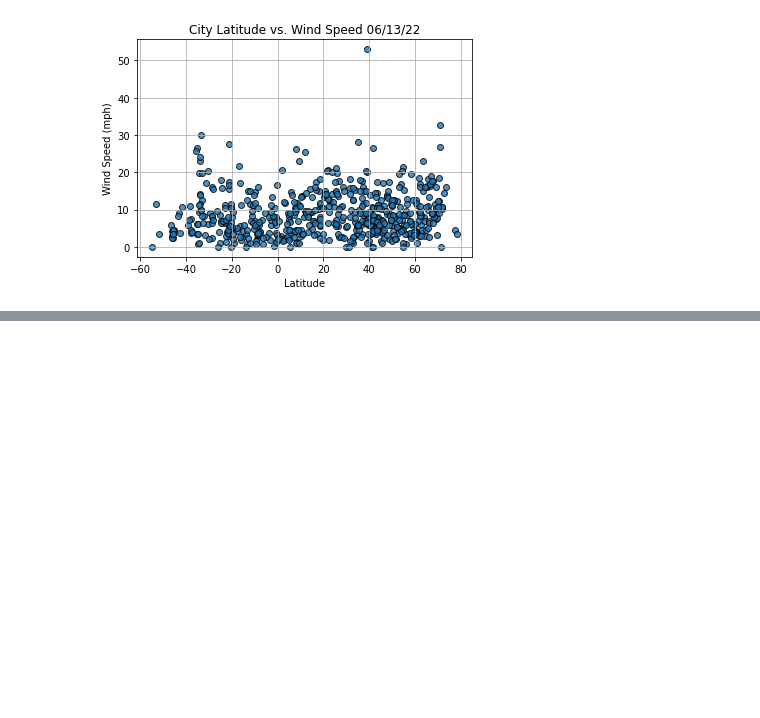
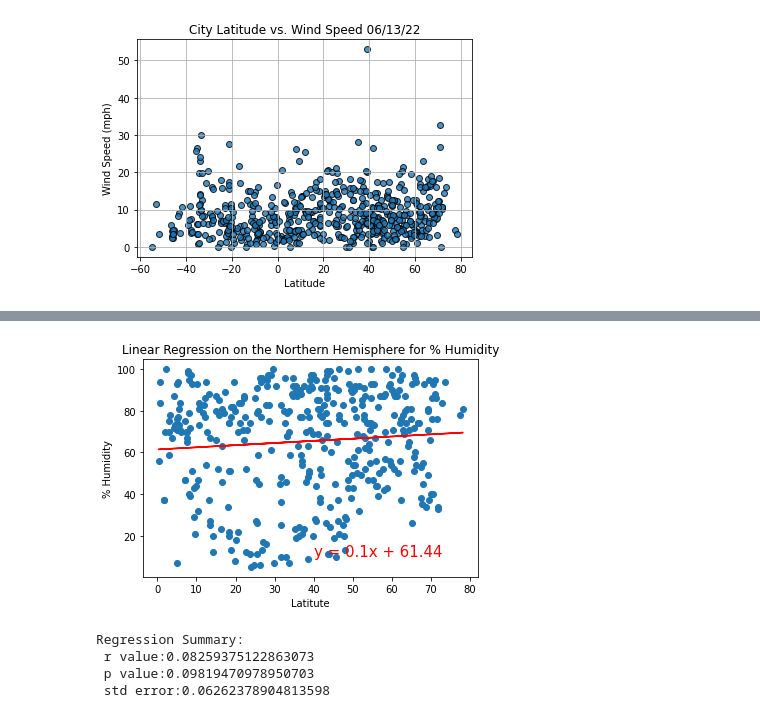
Before and after one commit to mearsdj/World_Weather_Analysis, a Jupyter notebook: WeatherPy.ipynb, the cells around one changed output, grey strips where cells are left out. Cells and saved outputs as stored; diff of their text form; code cells hidden in the pictures; blank space fills up the shorter version.

```diff
--- a/WeatherPy.ipynb
+++ b/WeatherPy.ipynb
@@ -273,0 +358,13 @@ plt.show()
+# %%
+#regression on northern hemisphere
+x_values = northern_hemi_df['Lat']
+y_values = northern_hemi_df['Humidity']
+#call regr fn
+plot_linear_regression(x_values,y_values,'Linear Regression on the Northern Hemisphere\
+ for % Humidity','% Humidity',(40,10))
+# %% [output]
+[figure, added]
+Regression Summary:
+ r value:0.08259375122863073
+ p value:0.09819470978950703
+ std error:0.06262378904813598
```
Also changed, not shown: parts of 11 cells of this notebook.
